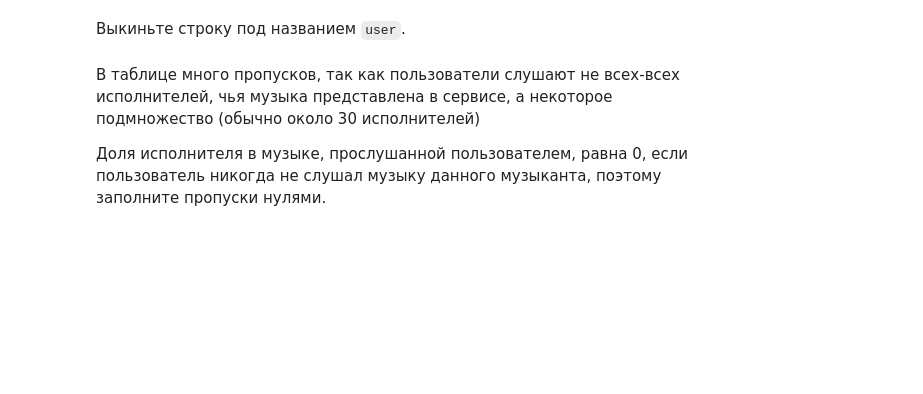
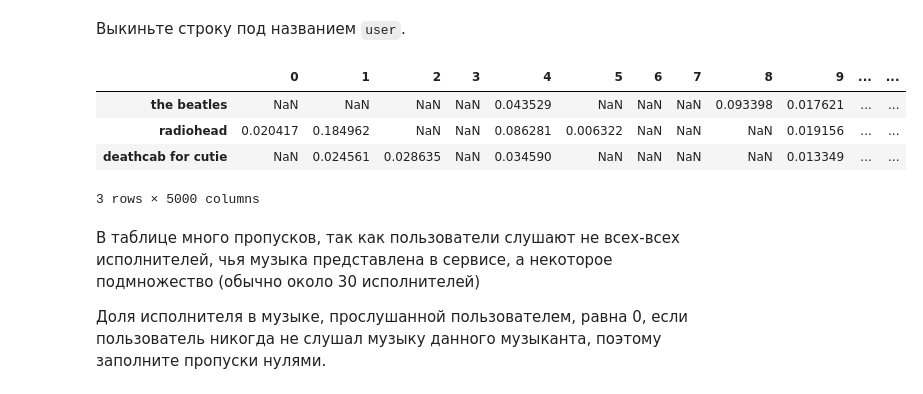
Before and after one commit to Bosbobos/IAD, a Jupyter notebook: MachineLeariningBasics/hw08_boosting_clustering/hw08_boosting_clustering.ipynb, the cells around one changed output. Saved outputs shown, nothing was run; the diff lists cells and outputs as text; code cells hidden in the pictures; blank space fills up the shorter version.

```diff
--- a/MachineLeariningBasics/hw08_boosting_clustering/hw08_boosting_clustering.ipynb
+++ b/MachineLeariningBasics/hw08_boosting_clustering/hw08_boosting_clustering.ipynb
@@ -381,7 +388,14 @@ ratings.head()
 # %% [markdown]
 Выкиньте строку под названием `user`.
 # %%
-# -- YOUR CODE HERE --
+ratings.drop('user', inplace=True)
+ratings.head(3)
+# %% [output]
+|  | 0 | 1 | 2 | 3 | 4 | 5 | 6 | 7 | 8 | 9 | ... | ... |
+| the beatles | NaN | NaN | NaN | NaN | 0.043529 | NaN | NaN | NaN | 0.093398 | 0.017621 | ... | ... |
+| radiohead | 0.020417 | 0.184962 | NaN | NaN | 0.086281 | 0.006322 | NaN | NaN | NaN | 0.019156 | ... | ... |
+| deathcab for cutie | NaN | 0.024561 | 0.028635 | NaN | 0.034590 | NaN | NaN | NaN | NaN | 0.013349 | ... | ... |
+3 rows × 5000 columns
 # %% [markdown]
 В таблице много пропусков, так как пользователи слушают не всех-всех исполнителей, чья музыка представлена в сервисе, а некоторое подмножество (обычно около 30 исполнителей)
 
```
Also changed, not shown: parts of 10 cells of this notebook.
